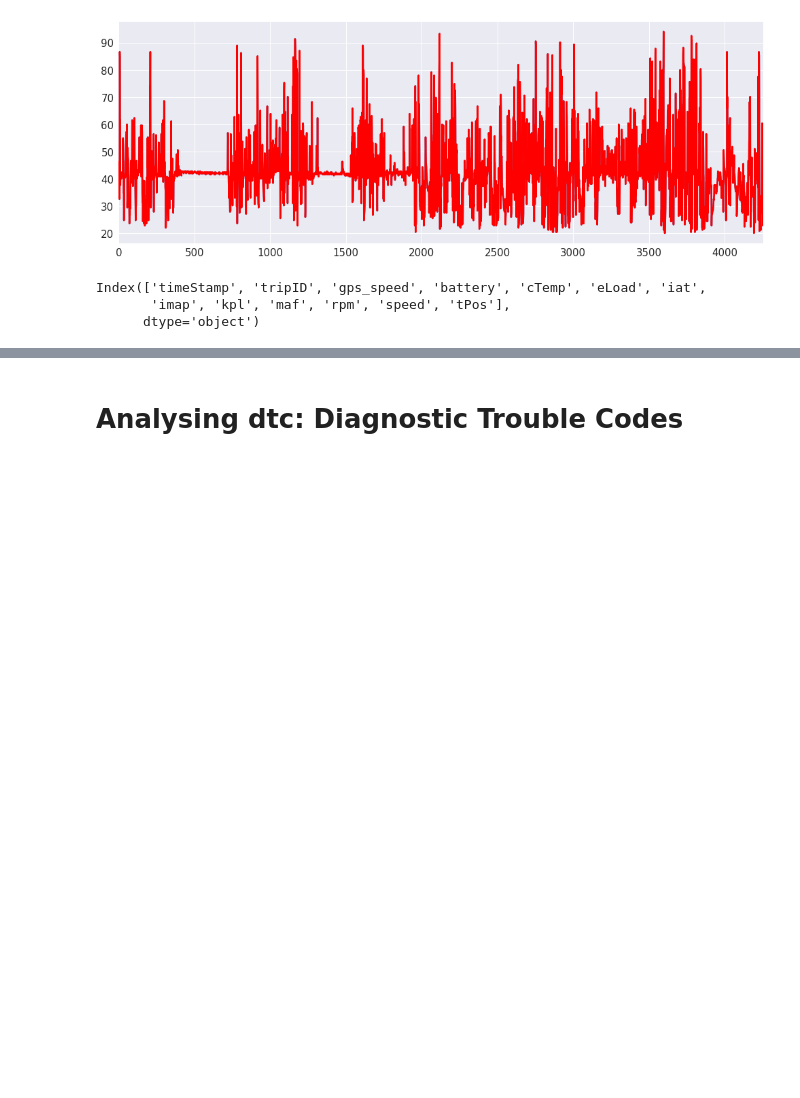
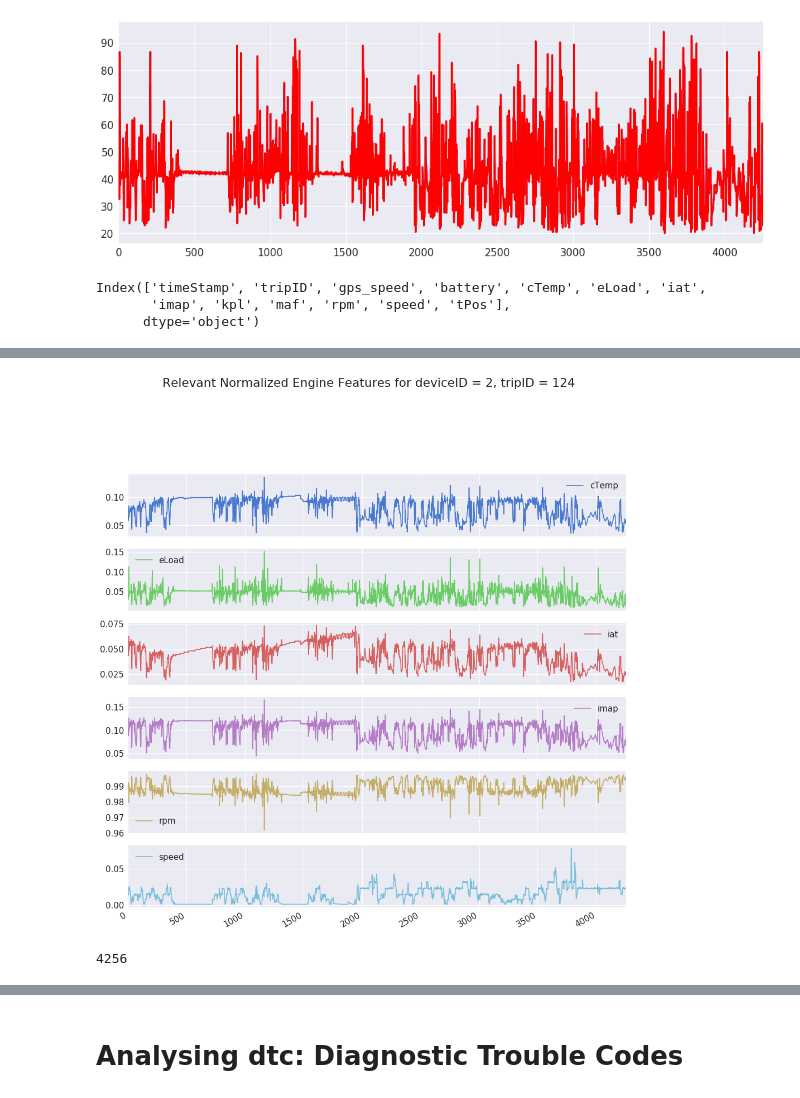
Before and after one commit to noshaq/Vehicle_remote_sensing, a Jupyter notebook: allcars_exploratory.ipynb, the cells around one changed output, grey strips where cells are left out. Cells and saved outputs as stored; diff of their text form; code cells hidden in the pictures; blank space fills up the shorter version.

Commit message:
the dataset was normalized and scaled

```diff
--- a/allcars_exploratory.ipynb
+++ b/allcars_exploratory.ipynb
@@ -365,0 +368,13 @@ holt_speed = holt_features(go_speed,grids)
+# %%
+from sklearn import preprocessing
+
+trip124norm = pd.DataFrame()
+trip124norm = pd.concat([holt_cTemp['Y'],holt_eLoad['Y'],holt_iat['Y'],holt_imap['Y'],holt_rpm['Y'],
+                         holt_speed['Y']],axis = 1)
+
+X = trip124norm
+# normalize the data attributes
+normalized_X = preprocessing.normalize(X)
+trip124norm =pd.DataFrame(normalized_X)
+trip124norm = trip124norm.rename(columns={0:'cTemp',1:'eLoad',2:'iat',3:'imap',4:'rpm',5:'speed'})
+trip124norm.head()
@@ -365,0 +388,16 @@ holt_speed = holt_features(go_speed,grids)
+# %%
+feature_subplots(trip124norm,'Relevant Normalized Engine Features for deviceID = 2, tripID = 124')
+# %% [output]
+[figure, added]
+# %%
+# Normalize time series data
+from pandas import Series
+from sklearn.preprocessing import MinMaxScaler
+
+trip124scaled = pd.DataFrame()
+trip124scaled = pd.concat([holt_cTemp['Y'],holt_eLoad['Y'],holt_iat['Y'],holt_imap['Y'],holt_rpm['Y'],
+                         holt_speed['Y']],axis = 1)
+values = trip124scaled.values
+len(values)
+# %% [output]
+4256
```
Also changed, not shown: parts of 5 cells of this notebook.
